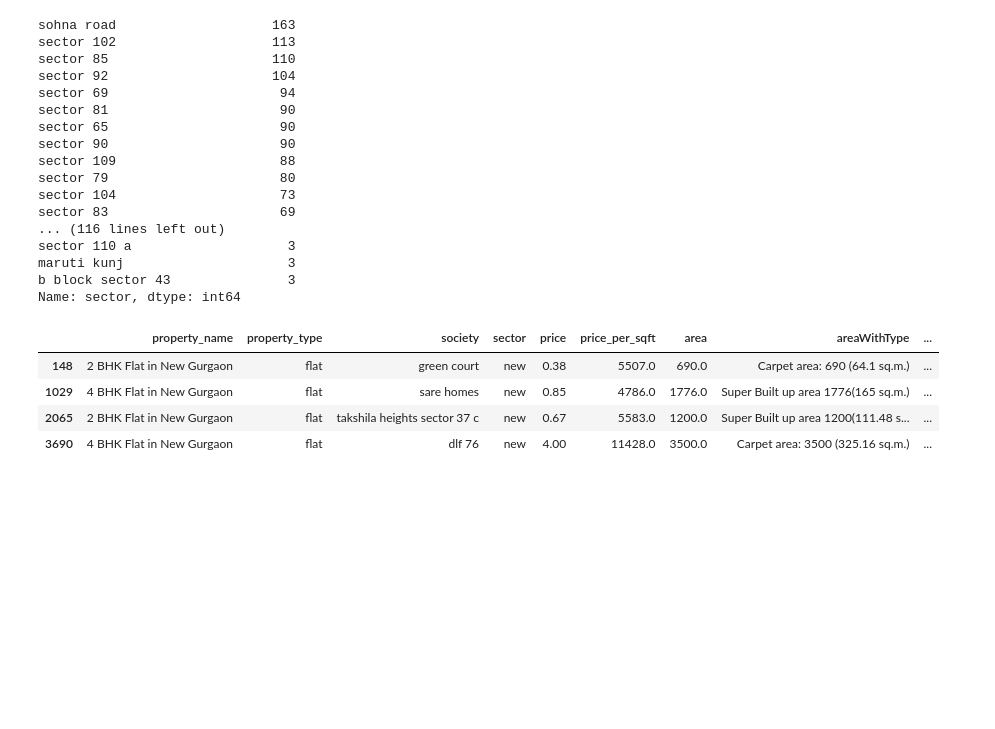
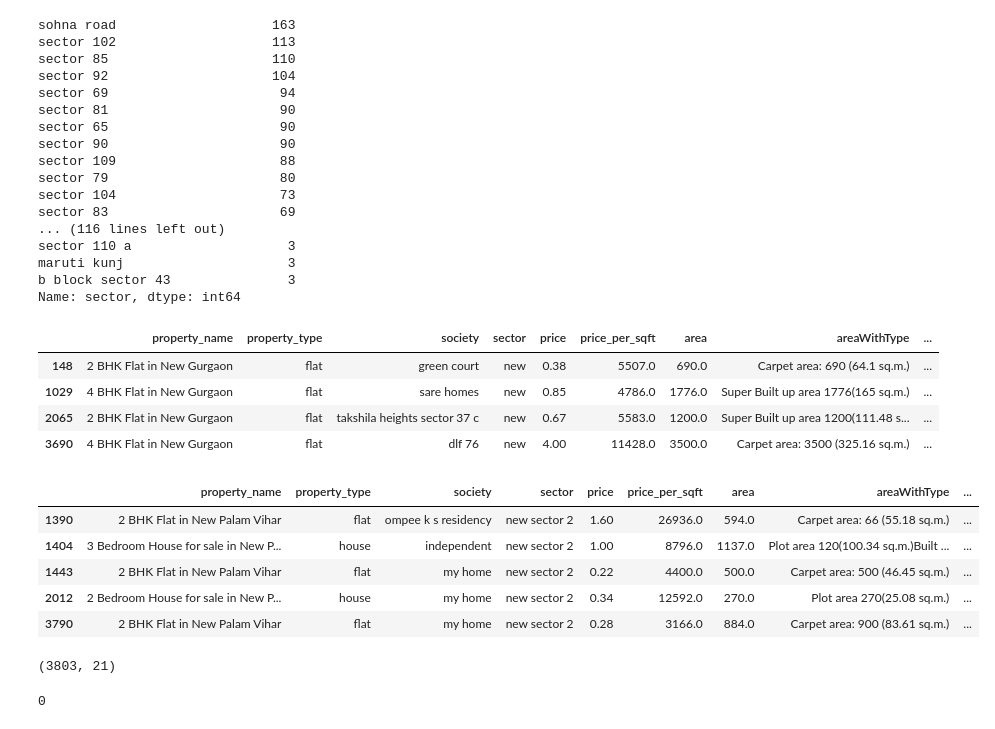
Before and after one commit to Shashan-k/Real-estate-Project, a Jupyter notebook: data-preprocessing-level-2_4.ipynb, the cells around one changed output. Drawn from its saved outputs; the diff is of its cells as text; code cells hidden in the pictures; blank space fills up the shorter version.

```diff
--- a/data-preprocessing-level-2_4.ipynb
+++ b/data-preprocessing-level-2_4.ipynb
@@ -224,0 +230,9 @@ df[df['sector'] == 'new']
+# %%
+df[df['sector'] == 'new sector 2']
+# %% [output]
+|  | property_name | property_type | society | sector | price | price_per_sqft | area | areaWithType | ... |
+| 1390 | 2 BHK Flat in New Palam Vihar | flat | ompee k s residency | new sector 2 | 1.60 | 26936.0 | 594.0 | Carpet area: 66 (55.18 sq.m.) | ... |
+| 1404 | 3 Bedroom House for sale in New P... | house | independent | new sector 2 | 1.00 | 8796.0 | 1137.0 | Plot area 120(100.34 sq.m.)Built ... | ... |
+| 1443 | 2 BHK Flat in New Palam Vihar | flat | my home | new sector 2 | 0.22 | 4400.0 | 500.0 | Carpet area: 500 (46.45 sq.m.) | ... |
+| 2012 | 2 Bedroom House for sale in New P... | house | my home | new sector 2 | 0.34 | 12592.0 | 270.0 | Plot area 270(25.08 sq.m.) | ... |
+| 3790 | 2 BHK Flat in New Palam Vihar | flat | my home | new sector 2 | 0.28 | 3166.0 | 884.0 | Carpet area: 900 (83.61 sq.m.) | ... |
@@ -224,0 +241,8 @@ df[df['sector'] == 'new']
+# %%
+df.shape
+# %% [output]
+(3803, 21)
+# %%
+df.duplicated().sum()
+# %% [output]
+0
```
Also changed, not shown: parts of 8 cells of this notebook.
